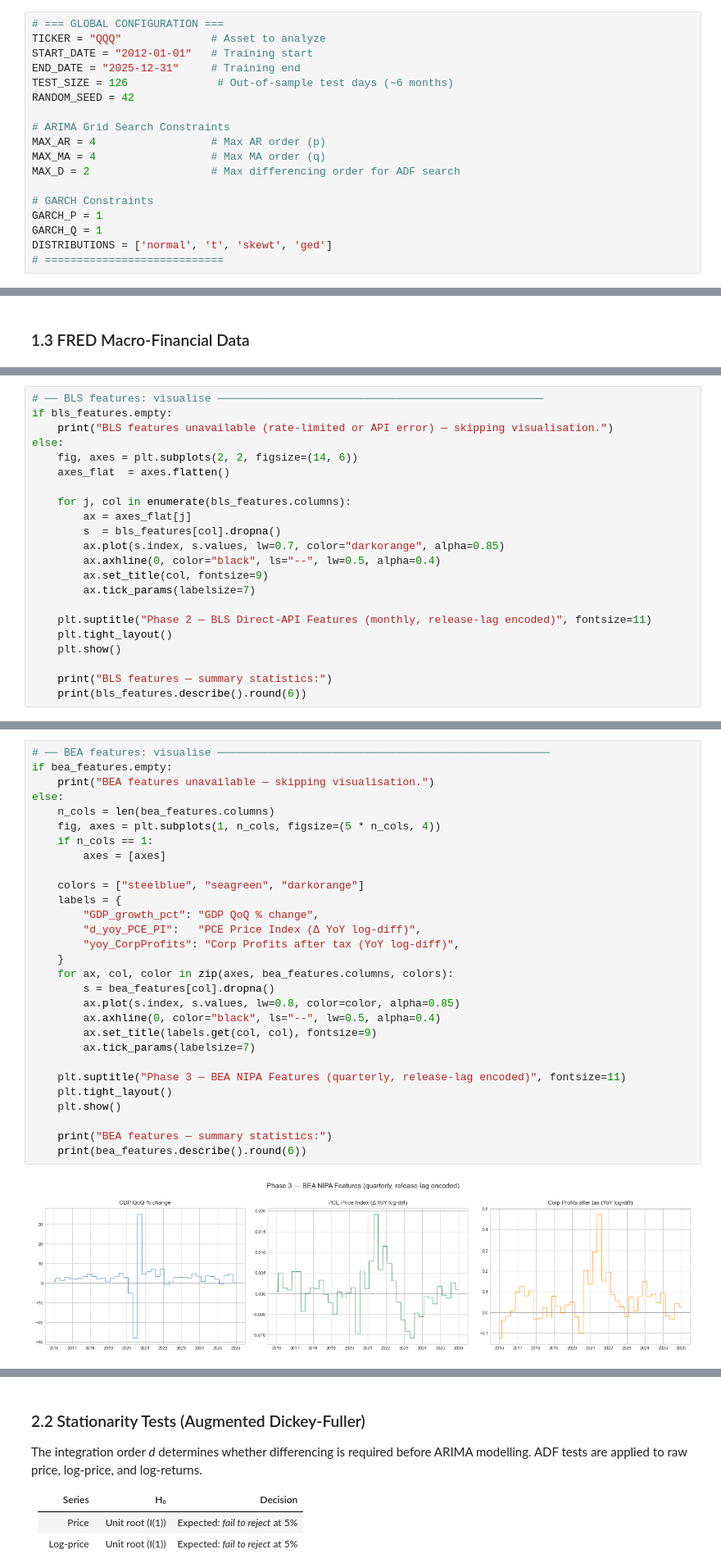
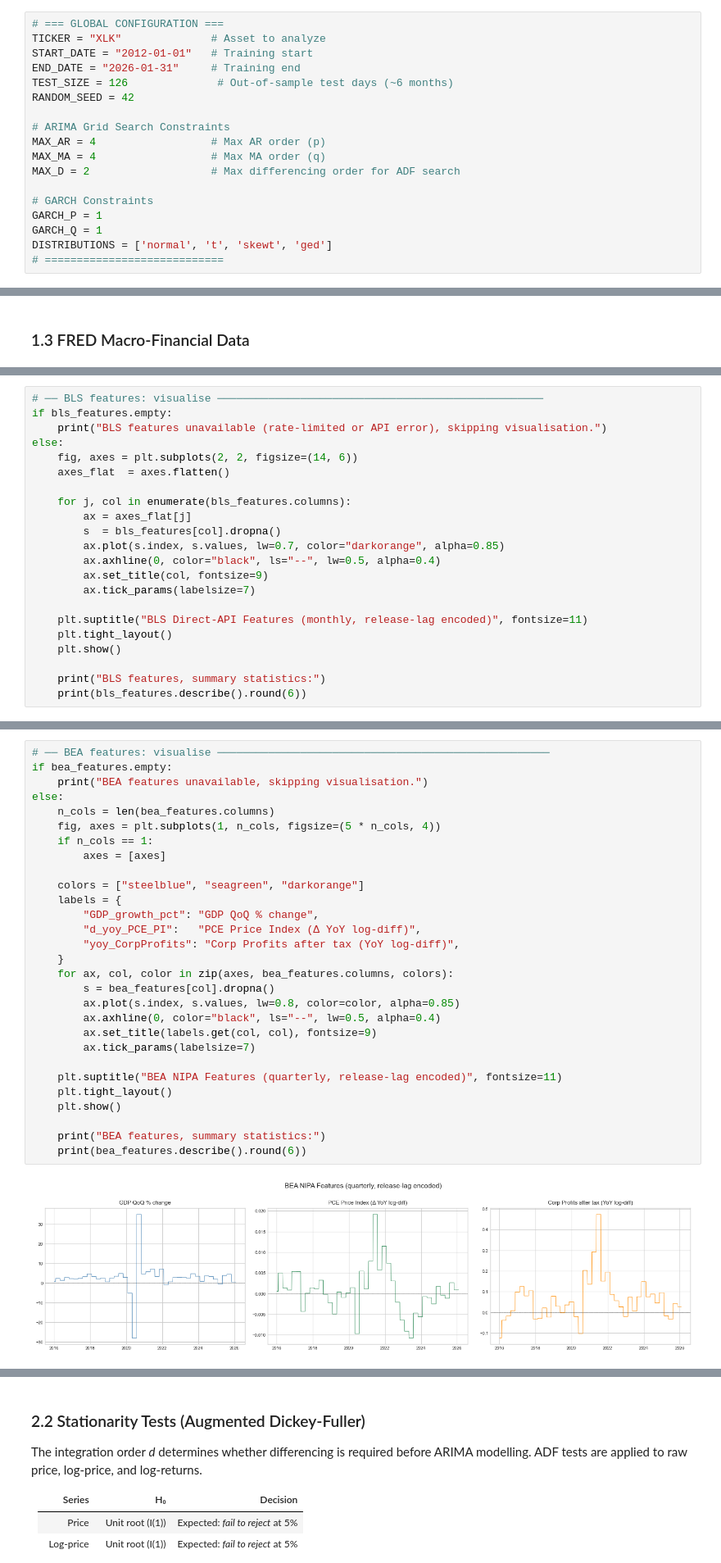
Before and after one commit to ZimoSyndrome/MMForecasting, a Jupyter notebook: notebooks/forecasting_analysis.ipynb, the cells around one changed output, grey strips where cells are left out. Shown at 82% size. Cells and saved outputs as stored; diff of their text form.

```diff
--- a/notebooks/forecasting_analysis.ipynb
+++ b/notebooks/forecasting_analysis.ipynb
@@ -55,9 +55,9 @@
 ## 0. Setup & Configuration
 # %%
 # === GLOBAL CONFIGURATION ===
-TICKER = "QQQ"              # Asset to analyze
+TICKER = "XLK"              # Asset to analyze
 START_DATE = "2012-01-01"   # Training start
-END_DATE = "2025-12-31"     # Training end
+END_DATE = "2026-01-31"     # Training end
 TEST_SIZE = 126              # Out-of-sample test days (~6 months)
 RANDOM_SEED = 42
 
@@ -444,7 +455,7 @@ Fetching BLS data (uses cache if available)...
 # %%
 # ── BLS features: visualise ───────────────────────────────────────────────────
 if bls_features.empty:
-    print("BLS features unavailable (rate-limited or API error) — skipping visualisation.")
+    print("BLS features unavailable (rate-limited or API error), skipping visualisation.")
 else:
     fig, axes = plt.subplots(2, 2, figsize=(14, 6))
     axes_flat  = axes.flatten()
@@ -457,10 +468,10 @@ else:
         ax.set_title(col, fontsize=9)
         ax.tick_params(labelsize=7)
 
-    plt.suptitle("Phase 2 — BLS Direct-API Features (monthly, release-lag encoded)", fontsize=11)
+    plt.suptitle("BLS Direct-API Features (monthly, release-lag encoded)", fontsize=11)
     plt.tight_layout()
     plt.show()
 
-    print("BLS features — summary statistics:")
+    print("BLS features, summary statistics:")
     print(bls_features.describe().round(6))
 # %% [output]
@@ -503,31 +524,31 @@ DIAGNOSTIC — BEA NIPA (quarterly)
 # %%
 # ── BEA features: visualise ────────────────────────────────────────────────────
 if bea_features.empty:
-    print("BEA features unavailable — skipping visualisation.")
+    print("BEA features unavailable, skipping visualisation.")
 else:
     n_cols = len(bea_features.columns)
     fig, axes = plt.subplots(1, n_cols, figsize=(5 * n_cols, 4))
     if n_cols == 1:
         axes = [axes]
 
     colors = ["steelblue", "seagreen", "darkorange"]
     labels = {
         "GDP_growth_pct": "GDP QoQ % change",
         "d_yoy_PCE_PI":   "PCE Price Index (Δ YoY log-diff)",
         "yoy_CorpProfits": "Corp Profits after tax (YoY log-diff)",
     }
     for ax, col, color in zip(axes, bea_features.columns, colors):
         s = bea_features[col].dropna()
         ax.plot(s.index, s.values, lw=0.8, color=color, alpha=0.85)
         ax.axhline(0, color="black", ls="--", lw=0.5, alpha=0.4)
         ax.set_title(labels.get(col, col), fontsize=9)
         ax.tick_params(labelsize=7)
 
-    plt.suptitle("Phase 3 — BEA NIPA Features (quarterly, release-lag encoded)", fontsize=11)
+    plt.suptitle("BEA NIPA Features (quarterly, release-lag encoded)", fontsize=11)
     plt.tight_layout()
     plt.show()
 
-    print("BEA features — summary statistics:")
+    print("BEA features, summary statistics:")
     print(bea_features.describe().round(6))
 # %% [output]
-[figure, old version]
+[figure, new version]
```
Also changed, not shown: parts of 111 cells of this notebook, 10 other files.
